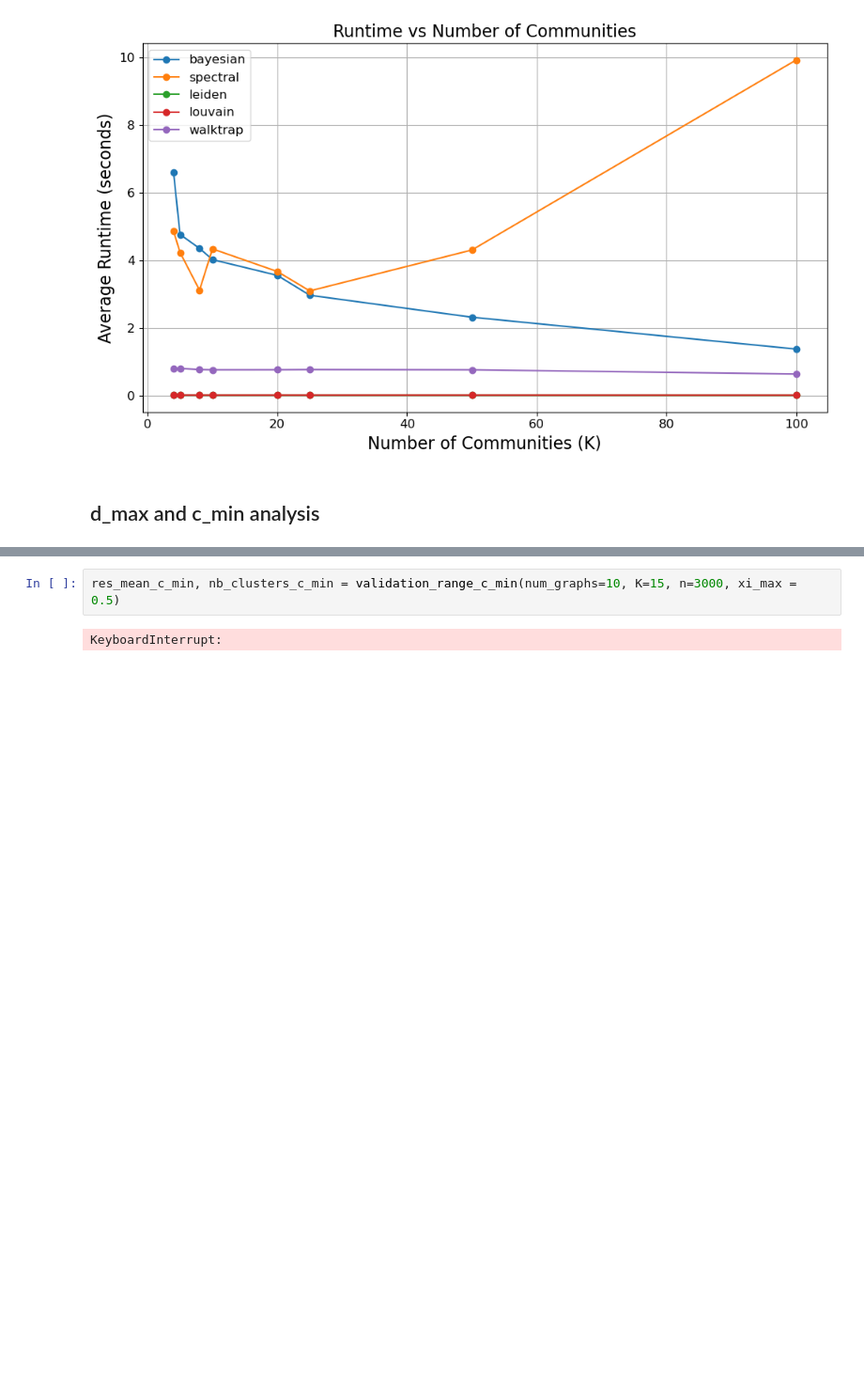
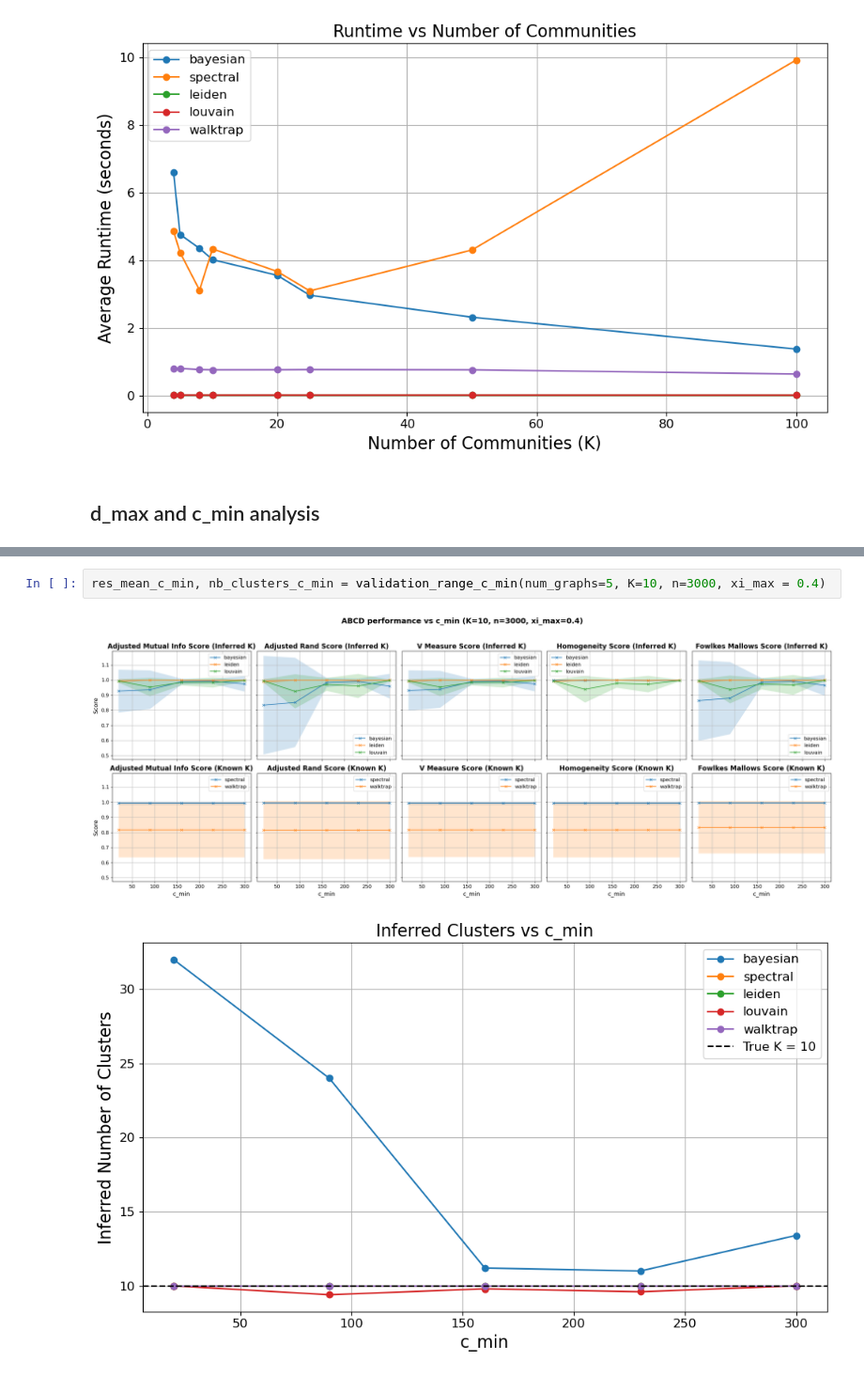
Before and after one commit to salyaa/semester_project, a Jupyter notebook: ABCD_tests.ipynb, the cells around one changed output, grey strips where cells are left out. Shown at 94% size. Drawn from its saved outputs; the diff is of its cells as text; blank space fills up the shorter version.

```diff
--- a/ABCD_tests.ipynb
+++ b/ABCD_tests.ipynb
@@ -51,4 +51,5 @@ res_mean_d_max, nb_clusters_d_max = validation_range_d_max(num_graphs=10, K=15,
 # %%
-res_mean_c_min, nb_clusters_c_min = validation_range_c_min(num_graphs=10, K=15, n=3000, xi_max = 0.5)
+res_mean_c_min, nb_clusters_c_min = validation_range_c_min(num_graphs=5, K=10, n=3000, xi_max = 0.4)
 # %% [output]
-KeyboardInterrupt:
+[figure, added]
+[figure, added]
```
Also changed, not shown: parts of 3 cells of this notebook, 8 other files.
